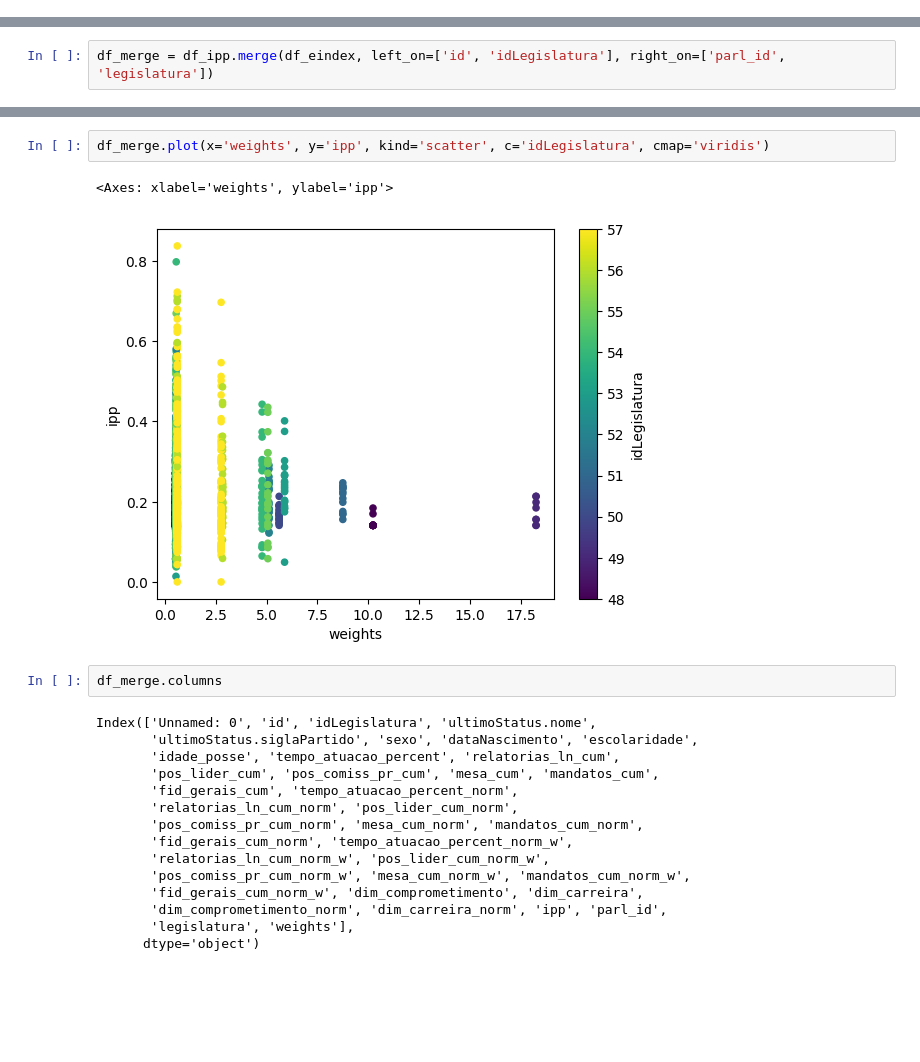
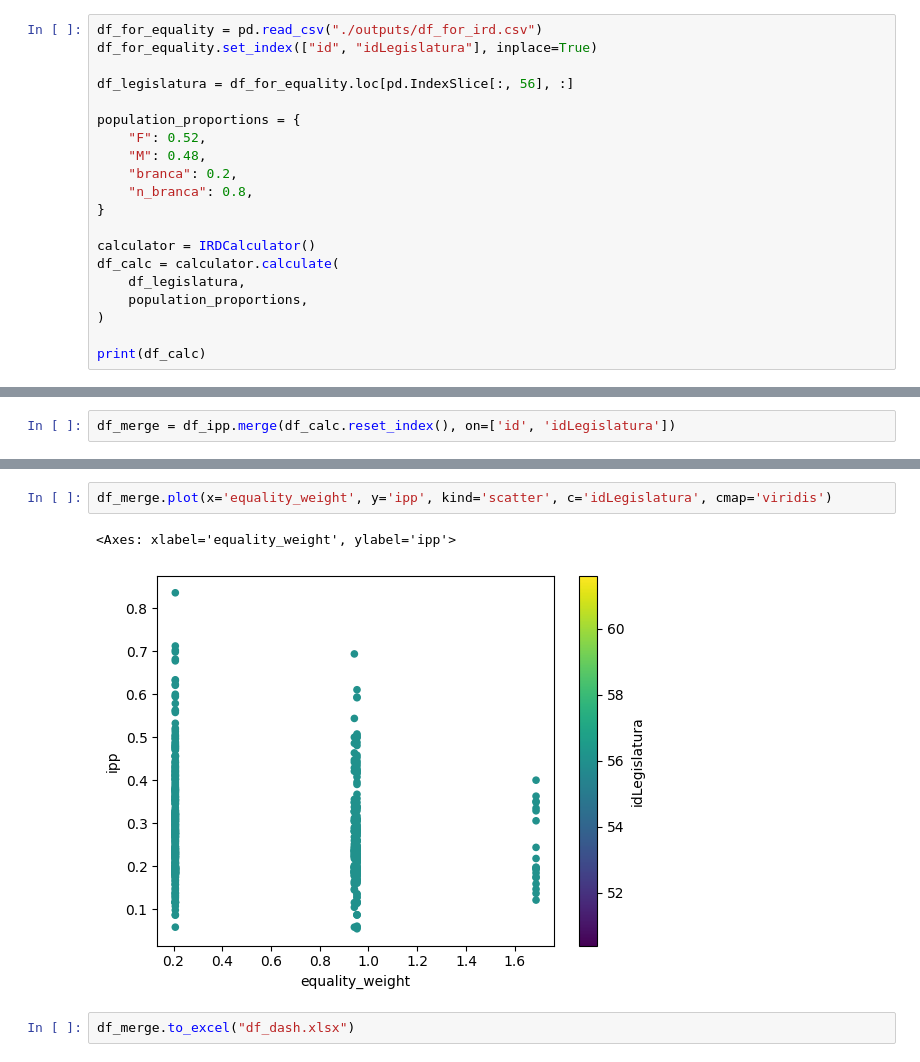
Before and after one commit to AcacioTelechi/redem-index, a Jupyter notebook: dashboard.ipynb, the cells around one changed output, grey strips where cells are left out. Saved outputs shown, nothing was run; the diff lists cells and outputs as text; blank space fills up the shorter version.

Commit message:
feat: enhance dashboard notebook by integrating IRDCalculator for improved data analysis; update data sources and visualization methods to streamline processing and output generation

```diff
--- a/dashboard.ipynb
+++ b/dashboard.ipynb
@@ -6 +7,21 @@ df_eindex = pd.read_csv('./outputs/df_equality_index.csv')
 df_parls = pd.read_csv('./data/df_parl_detalhes.csv')
+# %%
+df_for_equality = pd.read_csv("./outputs/df_for_ird.csv")
+df_for_equality.set_index(["id", "idLegislatura"], inplace=True)
+
+df_legislatura = df_for_equality.loc[pd.IndexSlice[:, 56], :]
+
+population_proportions = {
+    "F": 0.52,
+    "M": 0.48,
+    "branca": 0.2,
+    "n_branca": 0.8,
+}
+
+calculator = IRDCalculator()
+df_calc = calculator.calculate(
+    df_legislatura,
+    population_proportions,
+)
+
+print(df_calc)
@@ -7,2 +46,2 @@ df_parls = pd.read_csv('./data/df_parl_detalhes.csv')
 # %%
-df_merge = df_ipp.merge(df_eindex, left_on=['id', 'idLegislatura'], right_on=['parl_id', 'legislatura'])
+df_merge = df_ipp.merge(df_calc.reset_index(), on=['id', 'idLegislatura'])
@@ -9,22 +64,7 @@ df_merge = df_ipp.merge(df_eindex, left_on=['id', 'idLegislatura'], right_on=['p
 # %%
-df_merge.plot(x='weights', y='ipp', kind='scatter', c='idLegislatura', cmap='viridis')
+df_merge.plot(x='equality_weight', y='ipp', kind='scatter', c='idLegislatura', cmap='viridis')
 # %% [output]
-<Axes: xlabel='weights', ylabel='ipp'>
+<Axes: xlabel='equality_weight', ylabel='ipp'>
-[figure, old version]
+[figure, new version]
-# %%
-df_merge.columns
-# %% [output]
-Index(['Unnamed: 0', 'id', 'idLegislatura', 'ultimoStatus.nome',
-       'ultimoStatus.siglaPartido', 'sexo', 'dataNascimento', 'escolaridade',
-       'idade_posse', 'tempo_atuacao_percent', 'relatorias_ln_cum',
-       'pos_lider_cum', 'pos_comiss_pr_cum', 'mesa_cum', 'mandatos_cum',
-       'fid_gerais_cum', 'tempo_atuacao_percent_norm',
-       'relatorias_ln_cum_norm', 'pos_lider_cum_norm',
-       'pos_comiss_pr_cum_norm', 'mesa_cum_norm', 'mandatos_cum_norm',
-       'fid_gerais_cum_norm', 'tempo_atuacao_percent_norm_w',
-       'relatorias_ln_cum_norm_w', 'pos_lider_cum_norm_w',
-       'pos_comiss_pr_cum_norm_w', 'mesa_cum_norm_w', 'mandatos_cum_norm_w',
-       'fid_gerais_cum_norm_w', 'dim_comprometimento', 'dim_carreira',
-       'dim_comprometimento_norm', 'dim_carreira_norm', 'ipp', 'parl_id',
-       'legislatura', 'weights'],
-      dtype='object')
+# %%
+df_merge.to_excel("df_dash.xlsx")
```
Also changed, not shown: parts of 4 cells of this notebook.
